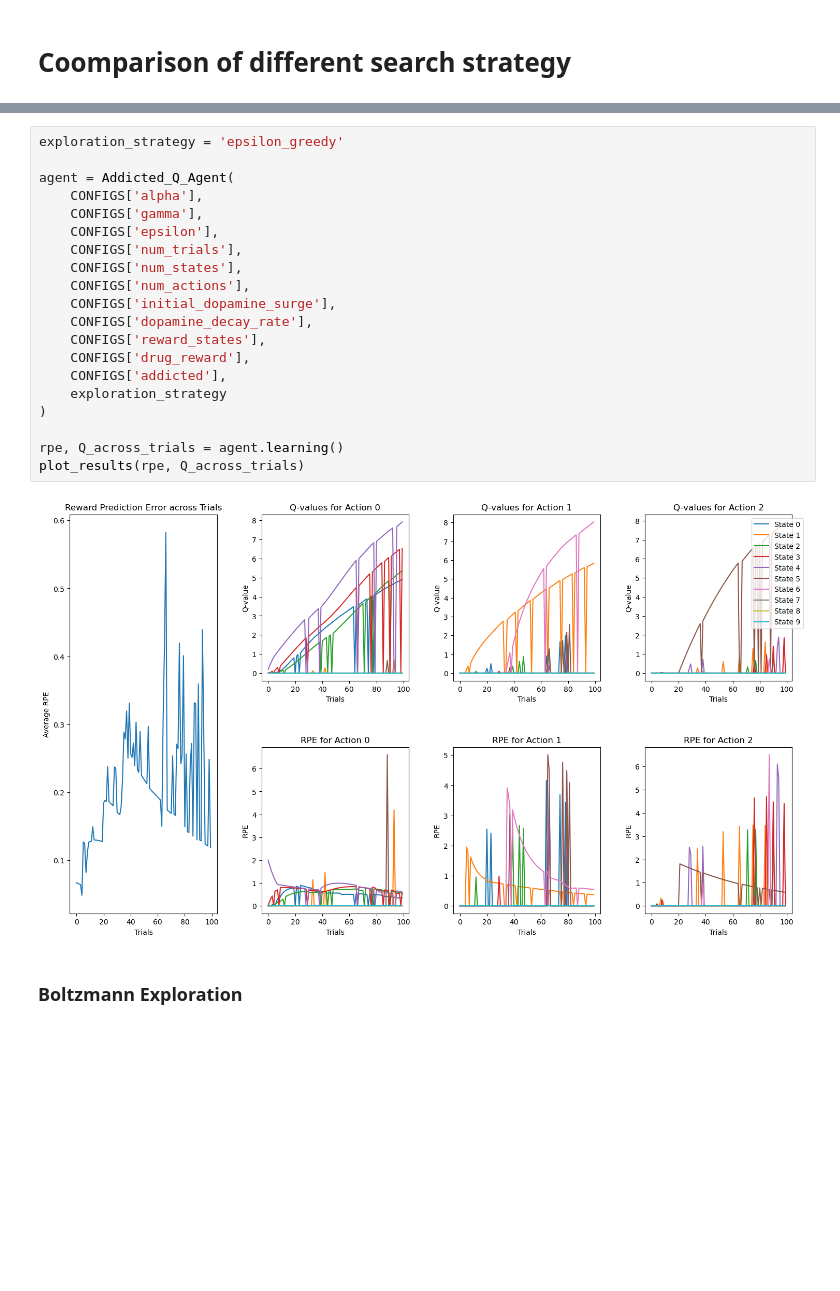
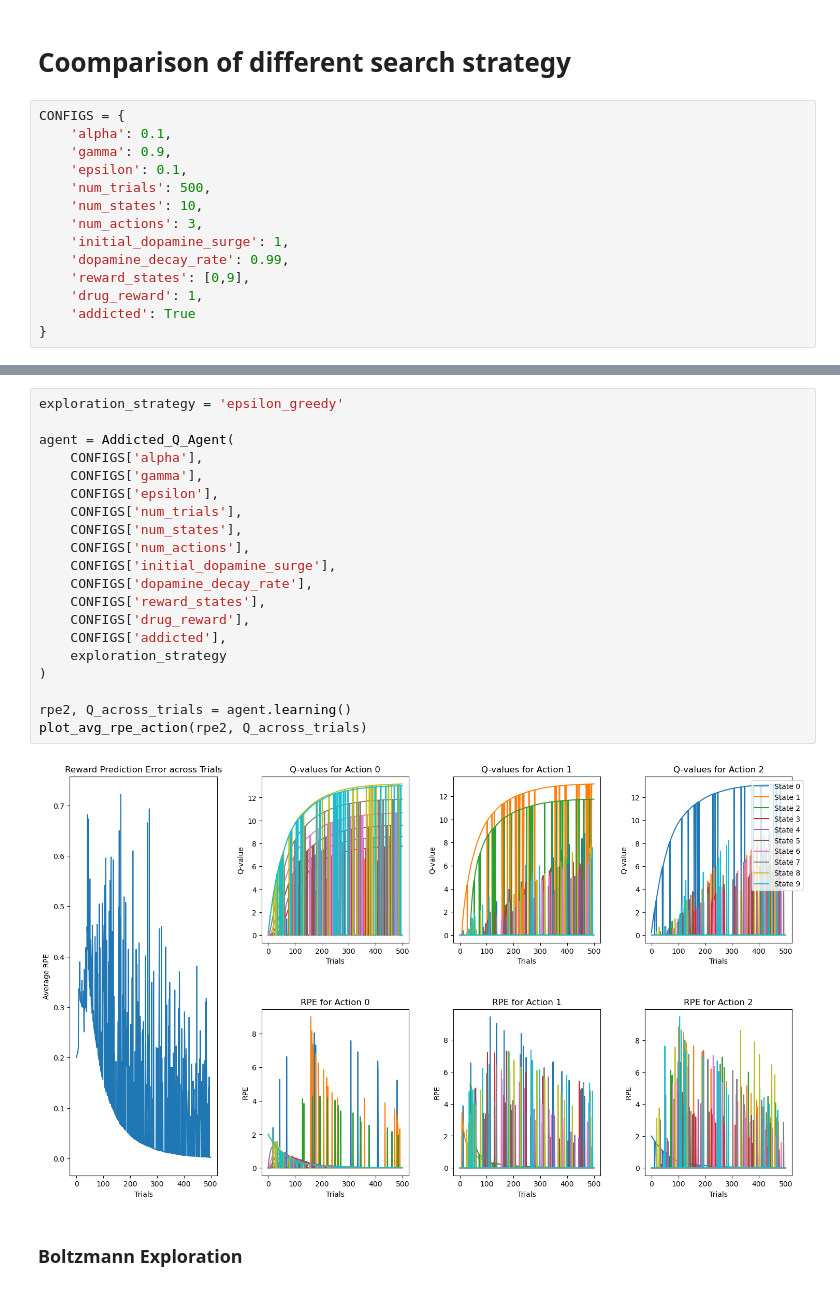
Before and after one commit to KevinBian107/Multi-addicted-Q-agent, a Jupyter notebook: Analysis_addicted.ipynb, the cells around one changed output, grey strips where cells are left out. Cells and saved outputs as stored; diff of their text form; blank space fills up the shorter version.

```diff
--- a/Analysis_addicted.ipynb
+++ b/Analysis_addicted.ipynb
@@ -110,5 +110,19 @@ plt.show()
 # %% [markdown]
 # Coomparison of different search strategy
+# %%
+CONFIGS = {
+    'alpha': 0.1,
+    'gamma': 0.9,
+    'epsilon': 0.1,
+    'num_trials': 500,
+    'num_states': 10,
+    'num_actions': 3,
+    'initial_dopamine_surge': 1,
+    'dopamine_decay_rate': 0.99,
+    'reward_states': [0,9],
+    'drug_reward': 1,
+    'addicted': True
+}
 # %%
 exploration_strategy = 'greedy'
 
@@ -134,25 +148,25 @@ plot_results(rpe, Q_across_trials)
 # %%
 exploration_strategy = 'epsilon_greedy'
 
 agent = Addicted_Q_Agent(
     CONFIGS['alpha'],
     CONFIGS['gamma'],
     CONFIGS['epsilon'],
     CONFIGS['num_trials'],
     CONFIGS['num_states'],
     CONFIGS['num_actions'],
     CONFIGS['initial_dopamine_surge'],
     CONFIGS['dopamine_decay_rate'],
     CONFIGS['reward_states'],
     CONFIGS['drug_reward'],
     CONFIGS['addicted'],
     exploration_strategy
 )
 
-rpe, Q_across_trials = agent.learning()
-plot_results(rpe, Q_across_trials)
+rpe2, Q_across_trials = agent.learning()
+plot_avg_rpe_action(rpe2, Q_across_trials)
 # %% [output]
-[figure, old version]
+[figure, new version]
 # %% [markdown]
 ### Boltzmann Exploration
 # %%
```
Also changed, not shown: parts of 10 cells of this notebook, 10 other files.
